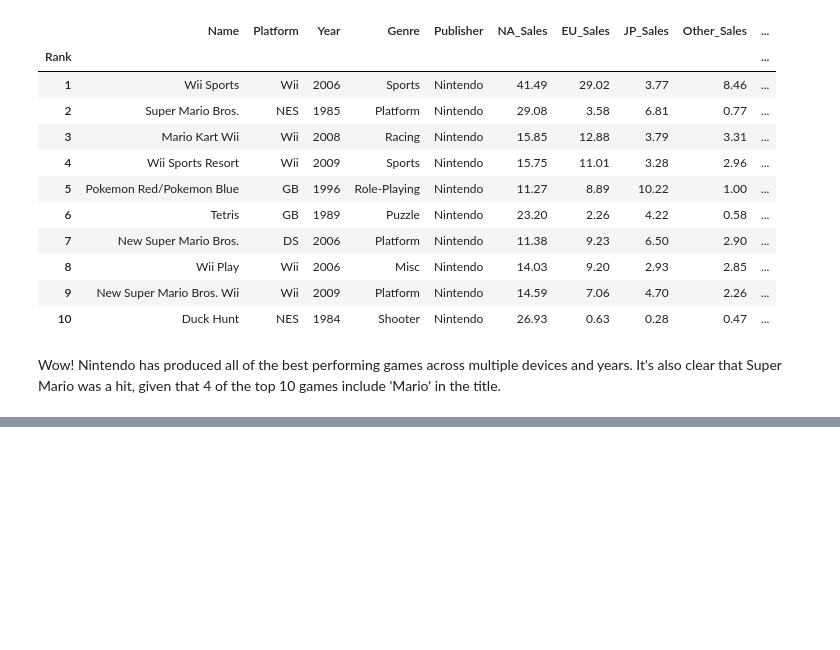
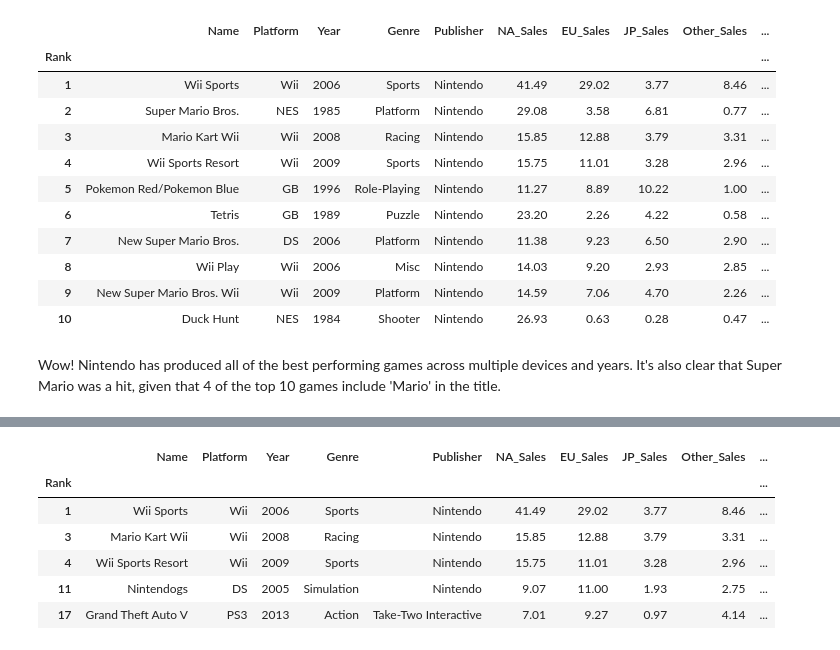
Before and after one commit to elijahlopez94/gaming_eda_and_machine_learning, a Jupyter notebook: video_games_eda.ipynb, the cells around one changed output, grey strips where cells are left out. Drawn from its saved outputs; the diff is of its cells as text; code cells hidden in the pictures; blank space fills up the shorter version.

```diff
--- a/video_games_eda.ipynb
+++ b/video_games_eda.ipynb
@@ -333,0 +349,13 @@ Wow! Nintendo has produced all of the best performing games across multiple devi
+# %%
+# European Union
+top_5_revenues_eu = df['EU_Sales'].nlargest(5)
+top_5_games_eu = df.loc[df['EU_Sales'].isin(top_5_revenues_eu)].set_index('Rank')
+top_5_games_eu
+# %% [output]
+|  | Name | Platform | Year | Genre | Publisher | NA_Sales | EU_Sales | JP_Sales | Other_Sales | ... |
+| Rank |  |  |  |  |  |  |  |  |  | ... |
+| 1 | Wii Sports | Wii | 2006 | Sports | Nintendo | 41.49 | 29.02 | 3.77 | 8.46 | ... |
+| 3 | Mario Kart Wii | Wii | 2008 | Racing | Nintendo | 15.85 | 12.88 | 3.79 | 3.31 | ... |
+| 4 | Wii Sports Resort | Wii | 2009 | Sports | Nintendo | 15.75 | 11.01 | 3.28 | 2.96 | ... |
+| 11 | Nintendogs | DS | 2005 | Simulation | Nintendo | 9.07 | 11.00 | 1.93 | 2.75 | ... |
+| 17 | Grand Theft Auto V | PS3 | 2013 | Action | Take-Two Interactive | 7.01 | 9.27 | 0.97 | 4.14 | ... |
```
Also changed, not shown: parts of 9 cells of this notebook, 2 other files.
